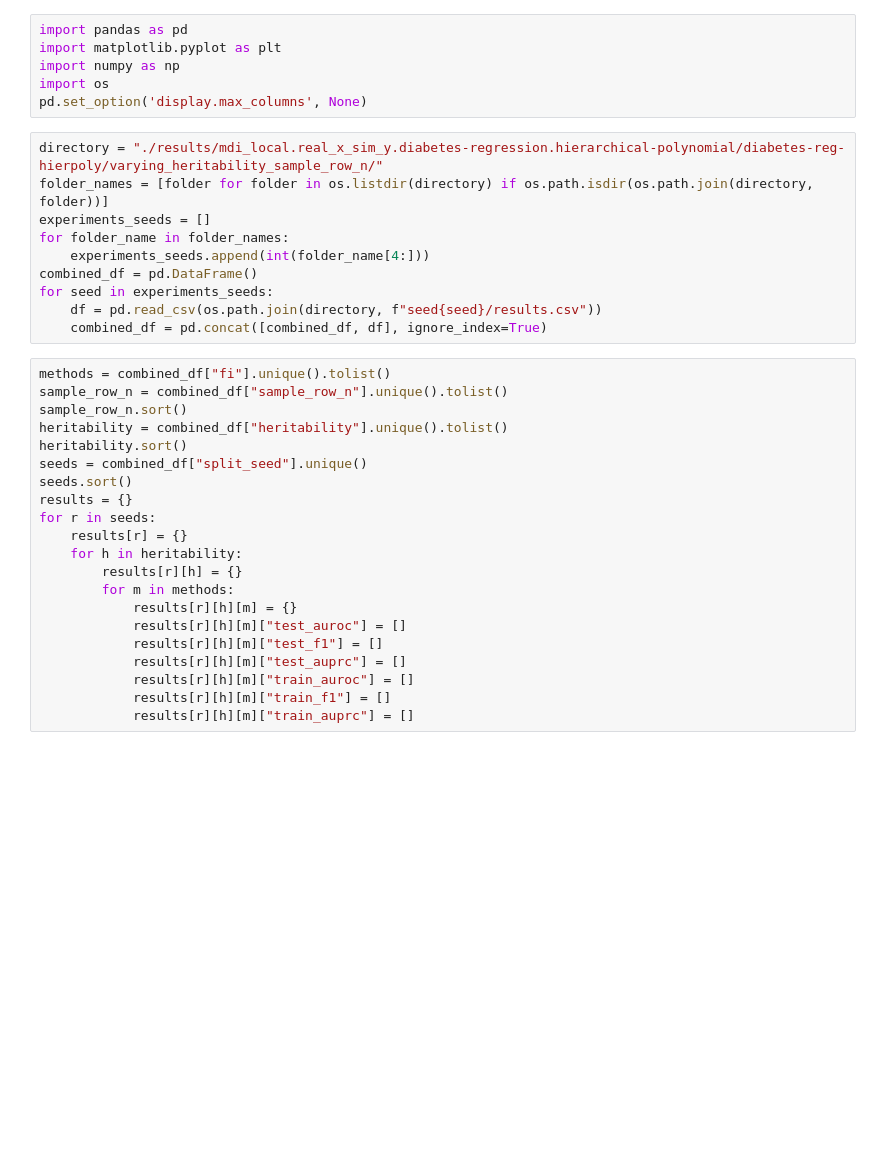
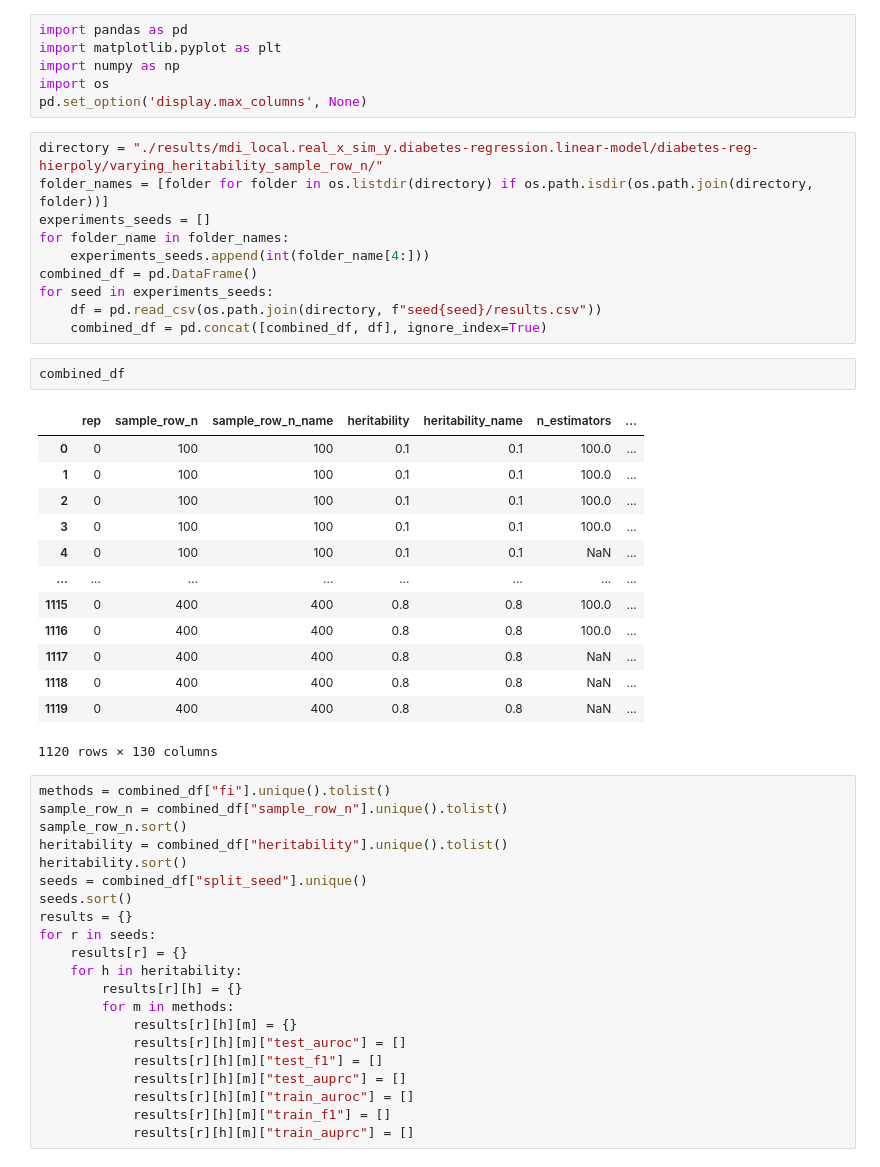
Before and after one commit to Yu-Group/imodels-experiments, a Jupyter notebook: feature_importance/ranking_importance_local_sims.ipynb, the cells around one changed output. Saved outputs shown, nothing was run; the diff lists cells and outputs as text; blank space fills up the shorter version.

```diff
--- a/feature_importance/ranking_importance_local_sims.ipynb
+++ b/feature_importance/ranking_importance_local_sims.ipynb
@@ -5,7 +5,7 @@ import numpy as np
 import os
 pd.set_option('display.max_columns', None)
 # %%
-directory = "./results/mdi_local.real_x_sim_y.diabetes-regression.hierarchical-polynomial/diabetes-reg-hierpoly/varying_heritability_sample_row_n/"
+directory = "./results/mdi_local.real_x_sim_y.diabetes-regression.linear-model/diabetes-reg-hierpoly/varying_heritability_sample_row_n/"
 folder_names = [folder for folder in os.listdir(directory) if os.path.isdir(os.path.join(directory, folder))]
 experiments_seeds = []
 for folder_name in folder_names:
@@ -14,6 +14,22 @@ combined_df = pd.DataFrame()
 for seed in experiments_seeds:
     df = pd.read_csv(os.path.join(directory, f"seed{seed}/results.csv"))
     combined_df = pd.concat([combined_df, df], ignore_index=True)
+# %%
+combined_df
+# %% [output]
+|  | rep | sample_row_n | sample_row_n_name | heritability | heritability_name | n_estimators | ... |
+| 0 | 0 | 100 | 100 | 0.1 | 0.1 | 100.0 | ... |
+| 1 | 0 | 100 | 100 | 0.1 | 0.1 | 100.0 | ... |
+| 2 | 0 | 100 | 100 | 0.1 | 0.1 | 100.0 | ... |
+| 3 | 0 | 100 | 100 | 0.1 | 0.1 | 100.0 | ... |
+| 4 | 0 | 100 | 100 | 0.1 | 0.1 | NaN | ... |
+| ... | ... | ... | ... | ... | ... | ... | ... |
+| 1115 | 0 | 400 | 400 | 0.8 | 0.8 | 100.0 | ... |
+| 1116 | 0 | 400 | 400 | 0.8 | 0.8 | 100.0 | ... |
+| 1117 | 0 | 400 | 400 | 0.8 | 0.8 | NaN | ... |
+| 1118 | 0 | 400 | 400 | 0.8 | 0.8 | NaN | ... |
+| 1119 | 0 | 400 | 400 | 0.8 | 0.8 | NaN | ... |
+1120 rows × 130 columns
 # %%
 methods = combined_df["fi"].unique().tolist()
 sample_row_n = combined_df["sample_row_n"].unique().tolist()
```
Also changed, not shown: 16 other files.
